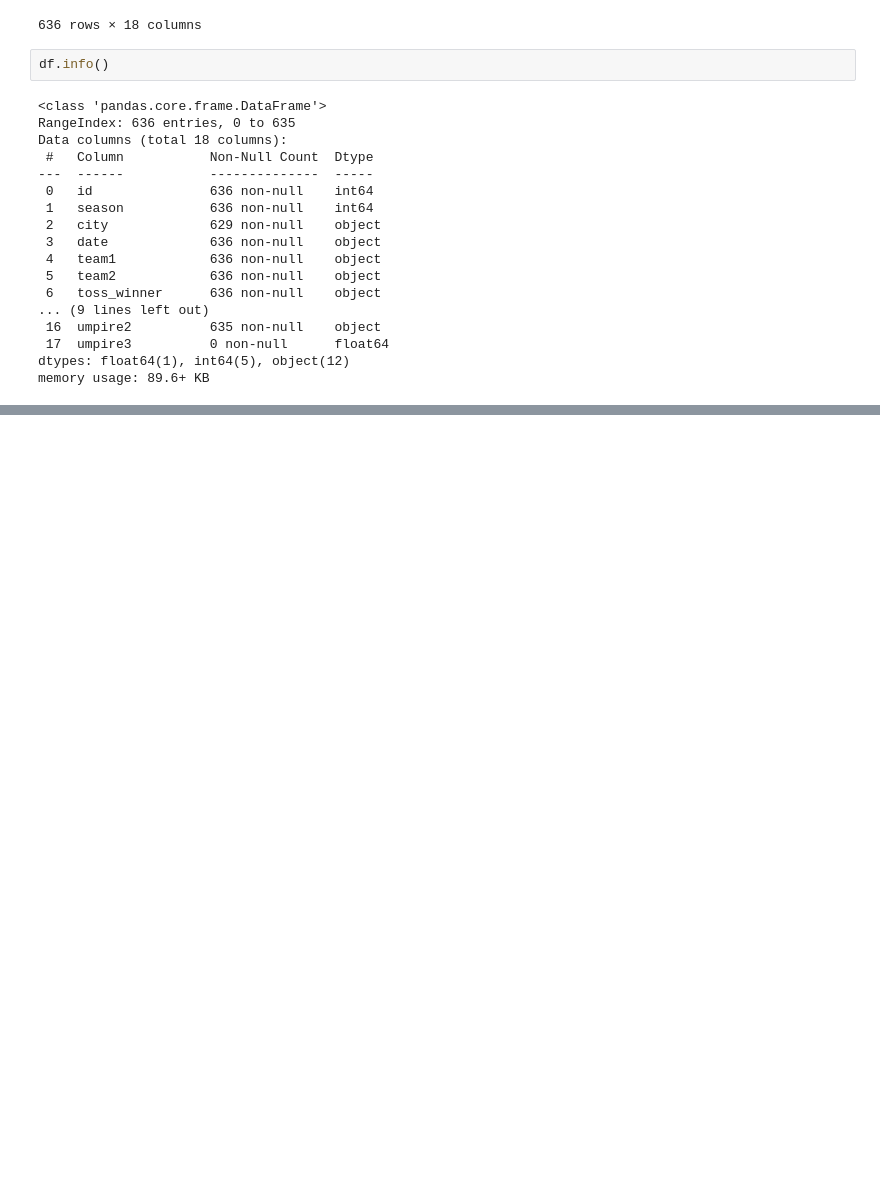
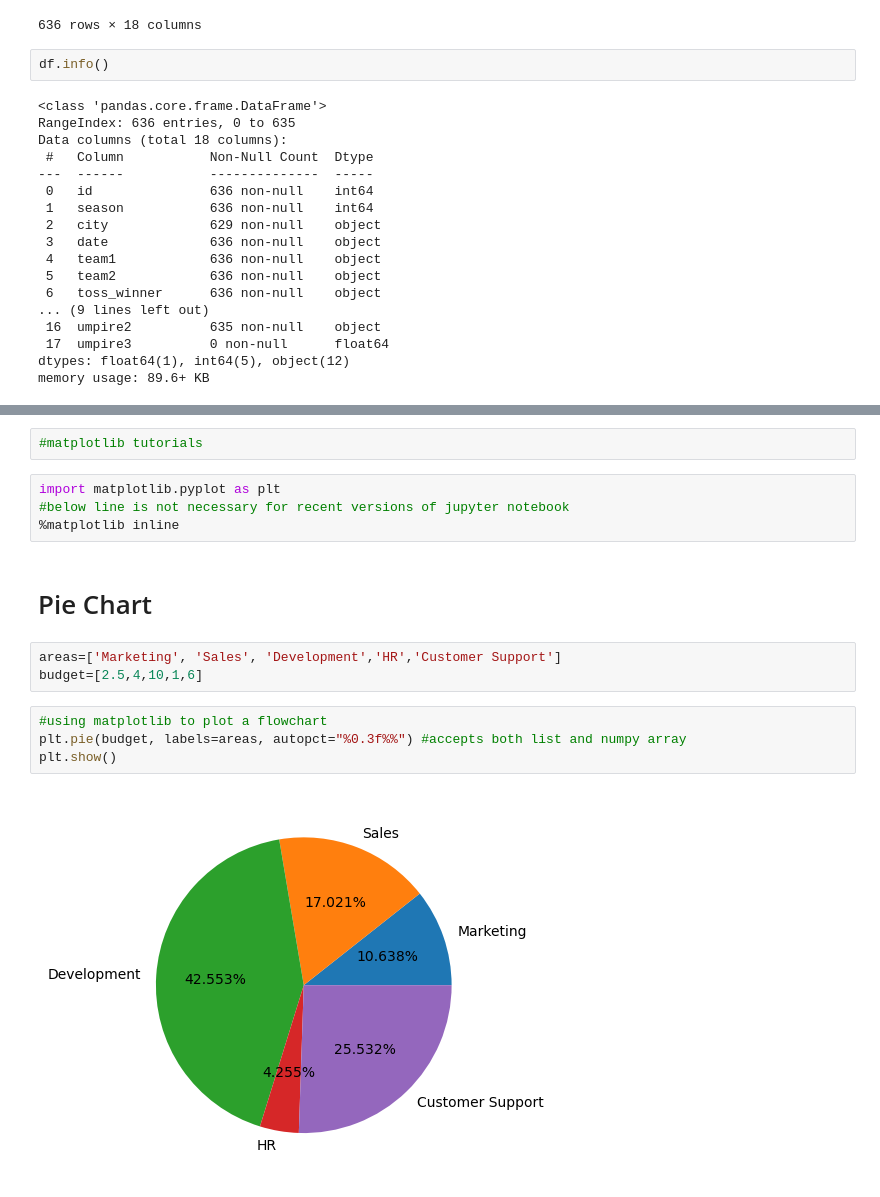
Before and after one commit to visyuvi/PreReqForDataScience, a Jupyter notebook: pandas/IPL anlysis.ipynb, the cells around one changed output, grey strips where cells are left out. Saved outputs shown, nothing was run; the diff lists cells and outputs as text; blank space fills up the shorter version.

Commit message:
Matplotlib tutorials

```diff
--- a/pandas/IPL anlysis.ipynb
+++ b/pandas/IPL anlysis.ipynb
@@ -854,0 +855,17 @@ df.fillna(method='ffill') #fill with previous value
+# %%
+#matplotlib tutorials
+# %%
+import matplotlib.pyplot as plt
+#below line is not necessary for recent versions of jupyter notebook
+%matplotlib inline
+# %% [markdown]
+# Pie Chart
+# %%
+areas=['Marketing', 'Sales', 'Development','HR','Customer Support']
+budget=[2.5,4,10,1,6]
+# %%
+#using matplotlib to plot a flowchart
+plt.pie(budget, labels=areas, autopct="%0.3f%%") #accepts both list and numpy array
+plt.show()
+# %% [output]
+[figure, added]
```
Also changed, not shown: parts of 21 cells of this notebook.
